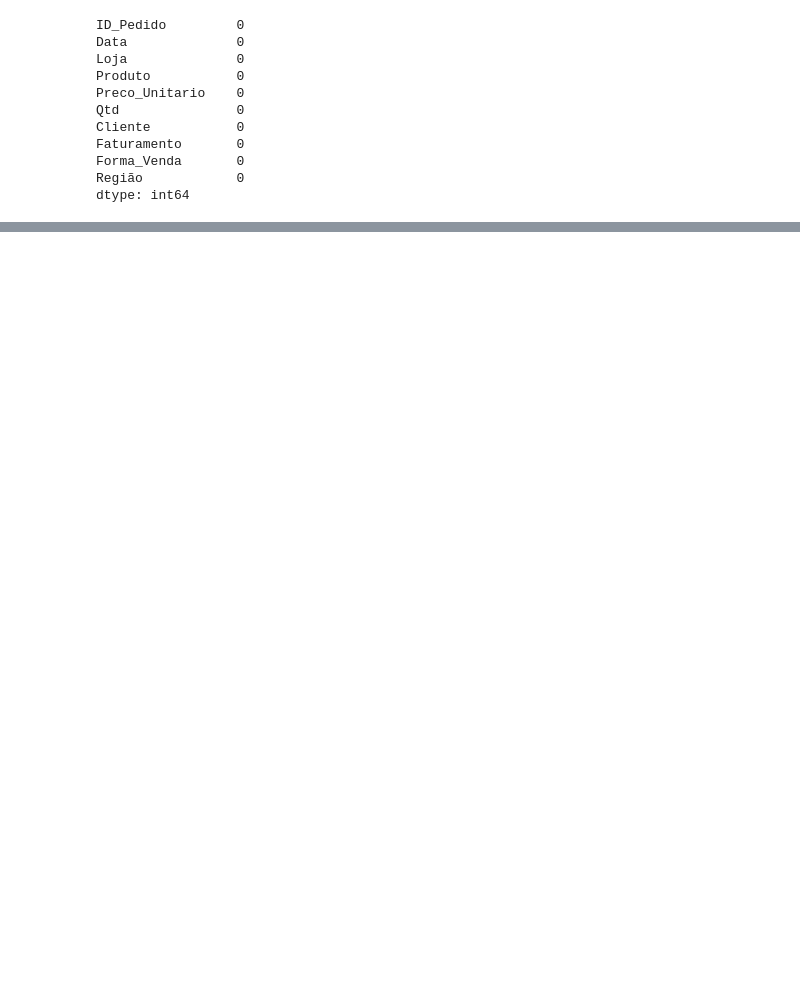
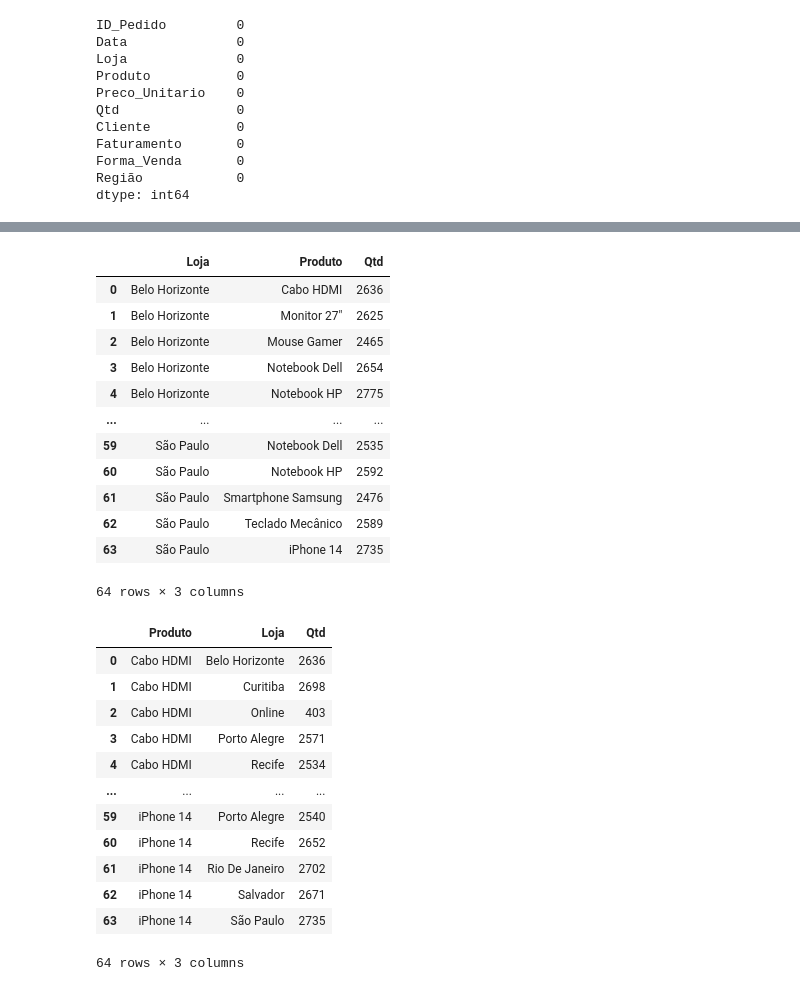
Before and after one commit to MarianoJeb/Pandas_PY, a Jupyter notebook: main.ipynb, the cells around one changed output, grey strips where cells are left out. Drawn from its saved outputs; the diff is of its cells as text; code cells hidden in the pictures; blank space fills up the shorter version.

```diff
--- a/main.ipynb
+++ b/main.ipynb
@@ -124,0 +260,37 @@ dtype: int64
+# %%
+##RANKING POR LOJA E PRODUTO
+
+produtos_per_loja=df_analise[["Loja", "Produto", "Qtd"]].groupby(["Loja", "Produto"], as_index=False).sum()
+#produtos_per_loja.to_excel("Loja_Produto.xlsx")
+display(produtos_per_loja)
+
+##RANKIN DE PRODUTO LOJA
+loja_per_produto=produtos_per_loja=df_analise[['Loja', 'Produto', 'Qtd']].groupby(['Produto', 'Loja'], as_index=False).sum()
+display(loja_per_produto)
+# %% [output]
+|  | Loja | Produto | Qtd |
+| 0 | Belo Horizonte | Cabo HDMI | 2636 |
+| 1 | Belo Horizonte | Monitor 27" | 2625 |
+| 2 | Belo Horizonte | Mouse Gamer | 2465 |
+| 3 | Belo Horizonte | Notebook Dell | 2654 |
+| 4 | Belo Horizonte | Notebook HP | 2775 |
+| ... | ... | ... | ... |
+| 59 | São Paulo | Notebook Dell | 2535 |
+| 60 | São Paulo | Notebook HP | 2592 |
+| 61 | São Paulo | Smartphone Samsung | 2476 |
+| 62 | São Paulo | Teclado Mecânico | 2589 |
+| 63 | São Paulo | iPhone 14 | 2735 |
+64 rows × 3 columns
+|  | Produto | Loja | Qtd |
+| 0 | Cabo HDMI | Belo Horizonte | 2636 |
+| 1 | Cabo HDMI | Curitiba | 2698 |
+| 2 | Cabo HDMI | Online | 403 |
+| 3 | Cabo HDMI | Porto Alegre | 2571 |
+| 4 | Cabo HDMI | Recife | 2534 |
+| ... | ... | ... | ... |
+| 59 | iPhone 14 | Porto Alegre | 2540 |
+| 60 | iPhone 14 | Recife | 2652 |
+| 61 | iPhone 14 | Rio De Janeiro | 2702 |
+| 62 | iPhone 14 | Salvador | 2671 |
+| 63 | iPhone 14 | São Paulo | 2735 |
+64 rows × 3 columns
```
Also changed, not shown: parts of 8 cells of this notebook, 3 other files.
